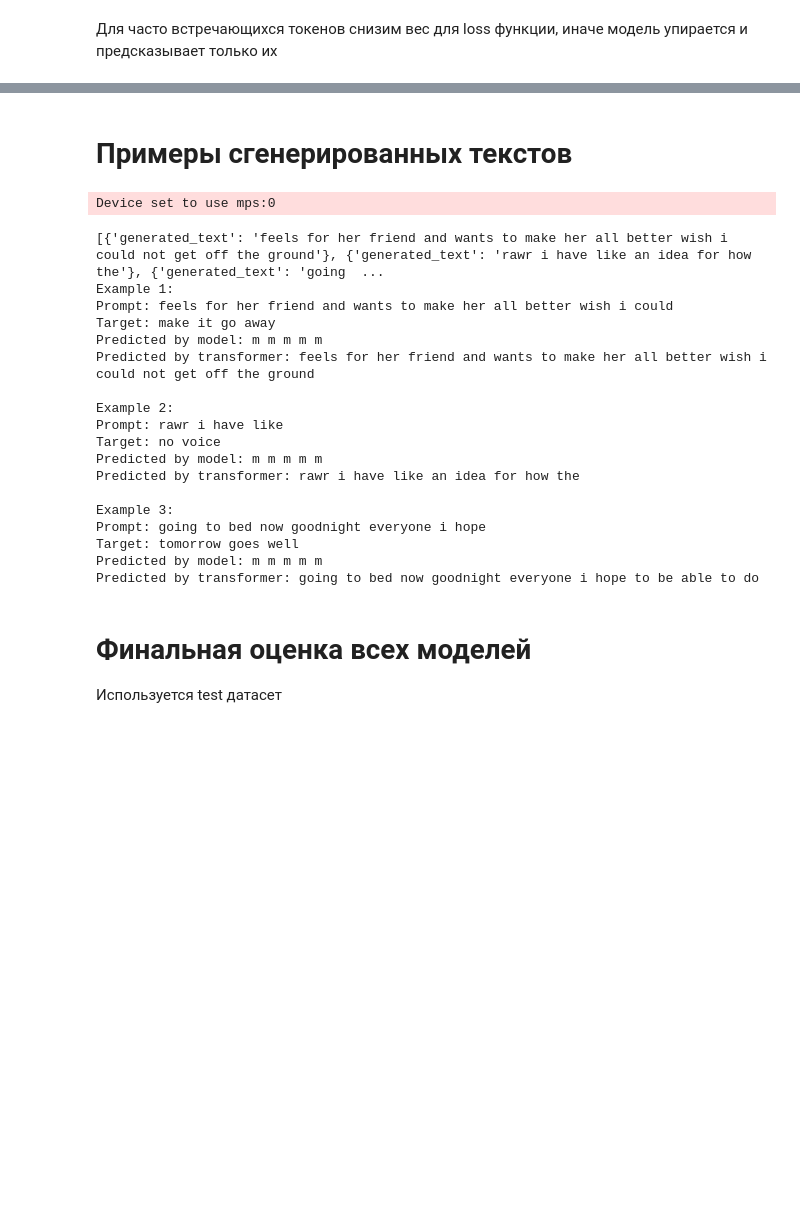
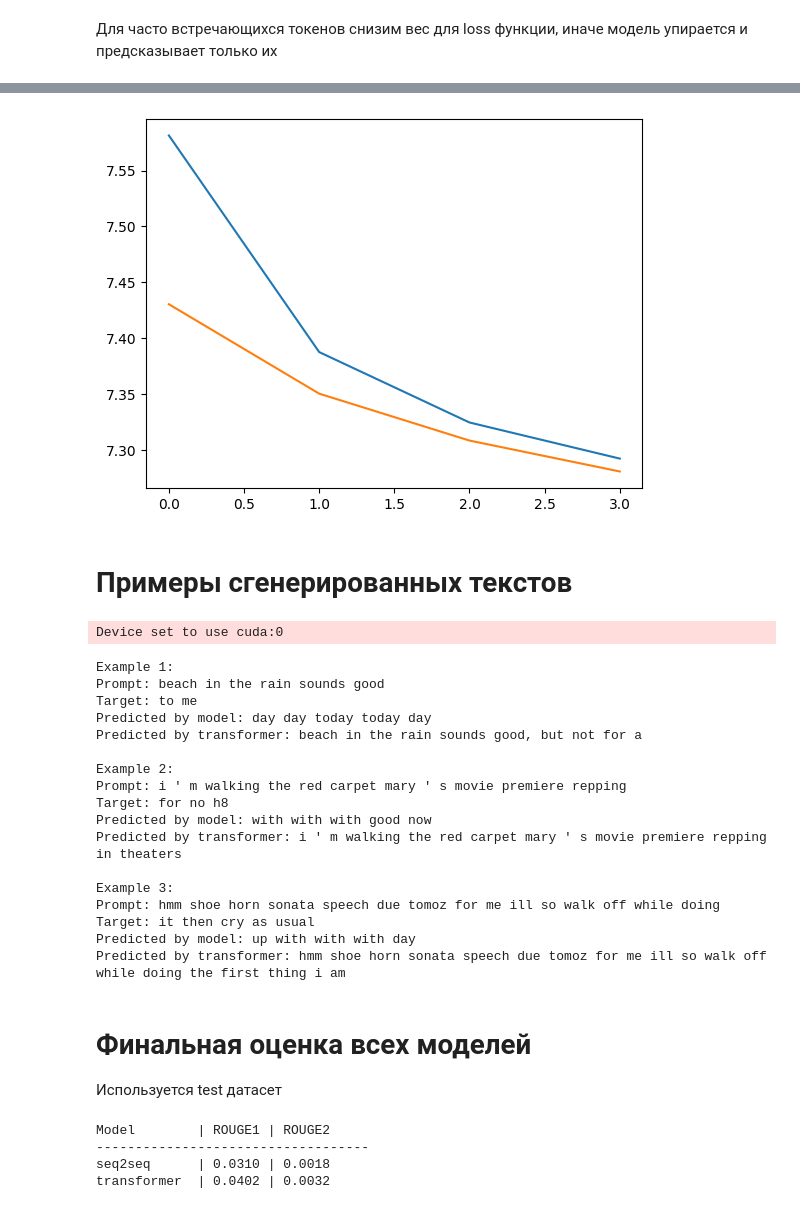
Before and after one commit to akaserpens/text-autocomplete-rnn, a Jupyter notebook: solution.ipynb, the cells around one changed output, grey strips where cells are left out. Cells and saved outputs as stored; diff of their text form; code cells hidden in the pictures; blank space fills up the shorter version.

```diff
--- a/solution.ipynb
+++ b/solution.ipynb
@@ -205,17 +206,16 @@ def print_random_predictions(model, data_loader, num):
     input_ids = batch['heads'][index, :]
     target_ids = batch['tails'][index, :]
 
-    prediction_ids = model.generate(input_ids, max_new_tokens=MAX_SEQ_LENGTH)
+    prediction_ids = model.generate(input_ids.to(device), max_new_tokens=MAX_SEQ_LENGTH)
 
     inputs = tokenizer.batch_decode(input_ids, skip_special_tokens=True)
     targets = tokenizer.batch_decode(target_ids, skip_special_tokens=True)
     predictions = tokenizer.batch_decode(prediction_ids, skip_special_tokens=True)
 
-    for inp, tgt, pred, ids in zip(inputs, targets, predictions, prediction_ids):
+    for inp, tgt, pred in zip(inputs, targets, predictions):
         print(f'Prompt: {inp}')
         print(f'Target: {tgt}')
-        print(f'Prediction: {pred}')
-        print(f'Prediction: {ids}\n')
+        print(f'Prediction: {pred}\n')
 # %% [markdown]
 Для часто встречающихся токенов снизим вес для loss функции, иначе модель упирается и предсказывает только их
 # %%
@@ -247,11 +247,14 @@ i ' to the a my you it and is for tt s in on me so that of at have but ms
 # %%
+
 model = seq2seq_model.NextTokenGenerator(
     tokenizer.vocab_size,
     hidden_dim=config['model']['hidden_dim']
 )
+model.to(device)
 
+weights = weights.to(device)
 criterion = nn.CrossEntropyLoss(ignore_index=PAD_TOKEN_ID, weight=weights)
-optimizer = Adam(model.parameters(), lr=1e-3)
+optimizer = Adam(model.parameters(), lr=1e-3, weight_decay=1e-4)
 trainer = train_utils.Seq2SeqTrainer()
 # %%
 now = datetime.datetime.now()
@@ -268,6 +277,4 @@ task_config = {
 # %%
-model.to(device)
-
 all_train = []
 all_val = []
 
@@ -300,10 +307,8 @@ with monitoring.ClearMLTask(project_name='RNN Autocomplete', task_name='Seq2seq2
         print('Prediction example:')
         print_random_predictions(model, val_loader, 1)
 
-        # начиная с десятой эпохи сохраняем промежуточные веса
-        # если эпох меньше 10, то сохраним только последнее состояние
-        if (epoch >= 9) or (epoch == config['train']['max_epoch'] - 1):
-            save_model(model, run_id, epoch + 1)
+        # Сохраним промежуточные веса
+        save_model(model, run_id, epoch + 1)
 
 plt.plot(all_train, label='train')
 plt.plot(all_val, label='val')
@@ -373,7 +315,21 @@ Prediction: tensor([2015, 2015, 2015, 2021, 2021])
+# %%
+plt.plot(all_train, label='train')
+plt.plot(all_val, label='val')
+plt.xlabel = 'Epoch'
+plt.ylabel = 'Loss'
+plt.show()
+# %% [output]
+[figure, added]
 # %% [markdown]
 # Примеры сгенерированных текстов
 # %%
-generator = pipeline('text-generation', model='distilgpt2')
+generator = pipeline(
+    'text-generation',
+    model='distilgpt2',
+    device=(0 if torch.cuda.is_available() else -1)
+)
+generator.tokenizer.pad_token_id = PAD_TOKEN_ID
+generator.tokenizer.padding_side = 'left'
 
 batch = next(iter(test_loader))
 
@@ -386,7 +342,7 @@ target_ids = batch['tails'][index, :]
 prompts = tokenizer.batch_decode(input_ids, skip_special_tokens=True)
 targets = tokenizer.batch_decode(target_ids, skip_special_tokens=True)
 
-seq2seq_predictions = model.generate(input_ids, max_new_tokens=MAX_SEQ_LENGTH)
+seq2seq_predictions = model.generate(input_ids.to(device), max_new_tokens=MAX_SEQ_LENGTH)
 seq2seq_predictions = tokenizer.batch_decode(seq2seq_predictions, skip_special_tokens=True)
 
 generator_predictions = generator(prompts, max_new_tokens=MAX_SEQ_LENGTH, pad_token_id=PAD_TOKEN_ID, )
@@ -399,32 +355,40 @@ for i in range(3):
     print(f'Predicted by model: {seq2seq_predictions[i]}')
     print(f'Predicted by transformer: {generator_predictions[i]}\n')
 # %% [output]
-Device set to use mps:0
+Device set to use cuda:0
-[{'generated_text': 'feels for her friend and wants to make her all better wish i could not get off the ground'}, {'generated_text': 'rawr i have like an idea for how the'}, {'generated_text': 'going  ...
 Example 1:
-Prompt: feels for her friend and wants to make her all better wish i could
-Target: make it go away
-Predicted by model: m m m m m
-Predicted by transformer: feels for her friend and wants to make her all better wish i could not get off the ground
+Prompt: beach in the rain sounds good
+Target: to me
+Predicted by model: day day today today day
+Predicted by transformer: beach in the rain sounds good, but not for a
 
 Example 2:
-Prompt: rawr i have like
-Target: no voice
-Predicted by model: m m m m m
-Predicted by transformer: rawr i have like an idea for how the
+Prompt: i ' m walking the red carpet mary ' s movie premiere repping
+Target: for no h8
+Predicted by model: with with with good now
+Predicted by transformer: i ' m walking the red carpet mary ' s movie premiere repping in theaters
 
 Example 3:
-Prompt: going to bed now goodnight everyone i hope
-Target: tomorrow goes well
-Predicted by model: m m m m m
-Predicted by transformer: going to bed now goodnight everyone i hope to be able to do
+Prompt: hmm shoe horn sonata speech due tomoz for me ill so walk off while doing
+Target: it then cry as usual
+Predicted by model: up with with with day
+Predicted by transformer: hmm shoe horn sonata speech due tomoz for me ill so walk off while doing the first thing i am
 # %% [markdown]
 # Финальная оценка всех моделей
 
 Используется test датасет
 # %%
-# final_metrics = {}
 final_metrics = {
-    'seq2seq': model_scoring.score_model(model, train_loader, tokenizer, max_new_tokens=MAX_SEQ_LENGTH, device=device),
-    'transformer': model_scoring.score_transformer('distilgpt2', val_loader, tokenizer, max_length=MAX_SEQ_LENGTH)
+    'seq2seq': model_scoring.score_model(model, test_loader, tokenizer, max_new_tokens=MAX_SEQ_LENGTH, device=device),
+    'transformer': model_scoring.score_transformer(generator, test_loader, tokenizer, max_length=MAX_SEQ_LENGTH)
 }
+
+print(f'{"Model":<12} | {"ROUGE1":<6} | {"ROUGE2":<6}')
+print('-' * 35)
+for model_name, (rouge1, rouge2) in final_metrics.items():
+    print(f'{model_name:<12} | {rouge1:.4f} | {rouge2:.4f}')
+# %% [output]
+Model        | ROUGE1 | ROUGE2
+-----------------------------------
+seq2seq      | 0.0310 | 0.0018
+transformer  | 0.0402 | 0.0032
```
Also changed, not shown: parts of 10 cells of this notebook, 1 other file.
